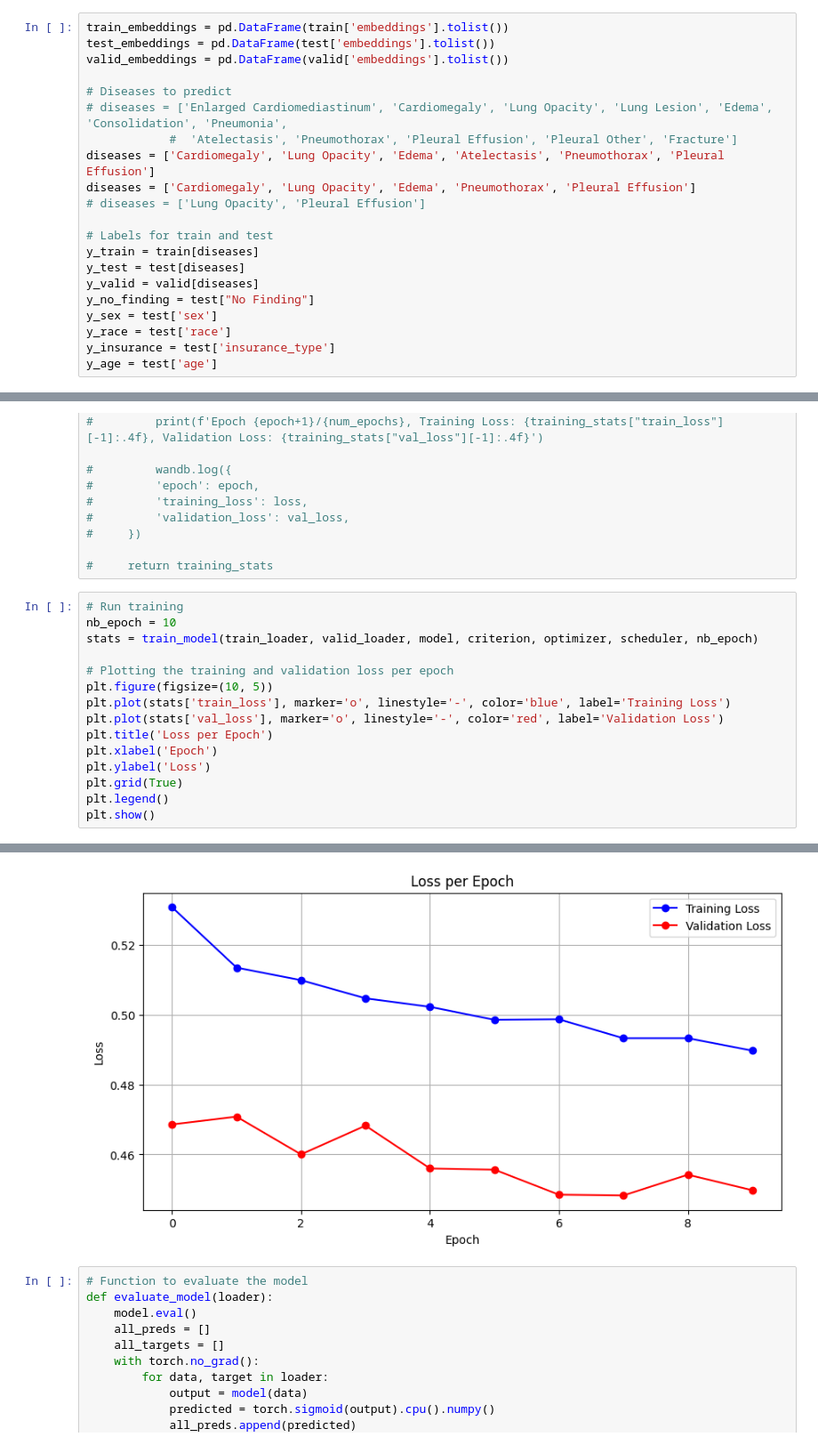
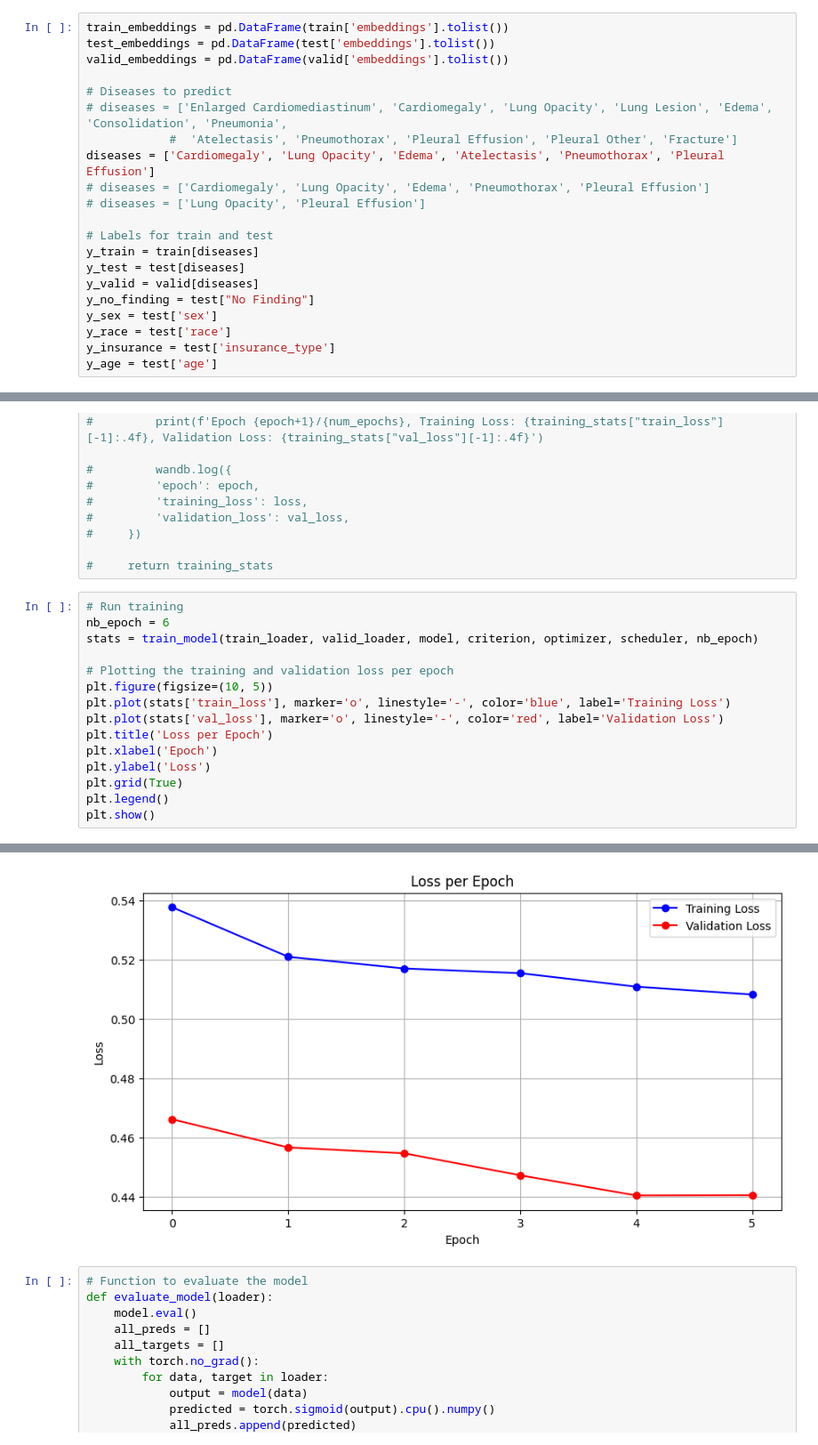
Before and after one commit to clemence-mottez/Mitigating-bias-in-DL-models, a Jupyter notebook: model_eval/densenet_from_embeddings_to_pred_with_NN.ipynb, the cells around one changed output, grey strips where cells are left out. Shown at 89% size. Drawn from its saved outputs; the diff is of its cells as text.

```diff
--- a/model_eval/densenet_from_embeddings_to_pred_with_NN.ipynb
+++ b/model_eval/densenet_from_embeddings_to_pred_with_NN.ipynb
@@ -249,7 +249,7 @@ valid_embeddings = pd.DataFrame(valid['embeddings'].tolist())
 # diseases = ['Enlarged Cardiomediastinum', 'Cardiomegaly', 'Lung Opacity', 'Lung Lesion', 'Edema', 'Consolidation', 'Pneumonia',
             #  'Atelectasis', 'Pneumothorax', 'Pleural Effusion', 'Pleural Other', 'Fracture']
 diseases = ['Cardiomegaly', 'Lung Opacity', 'Edema', 'Atelectasis', 'Pneumothorax', 'Pleural Effusion']
-diseases = ['Cardiomegaly', 'Lung Opacity', 'Edema', 'Pneumothorax', 'Pleural Effusion']
+# diseases = ['Cardiomegaly', 'Lung Opacity', 'Edema', 'Pneumothorax', 'Pleural Effusion']
 # diseases = ['Lung Opacity', 'Pleural Effusion']
 
 # Labels for train and test
@@ -514,7 +514,7 @@ def train_model(train_loader, validation_loader, model, criterion, optimizer, sc
 #     return training_stats
 # %%
 # Run training
-nb_epoch = 10
+nb_epoch = 6
 stats = train_model(train_loader, valid_loader, model, criterion, optimizer, scheduler, nb_epoch)
 
 # Plotting the training and validation loss per epoch
@@ -541,4 +537,4 @@ Epoch 10/10, Training Loss: 0.4897, Validation Loss: 0.4498
-[figure, old version]
+[figure, new version]
 # %%
 # Function to evaluate the model
 def evaluate_model(loader):
```
Also changed, not shown: parts of 16 cells of this notebook, 1 other file.
